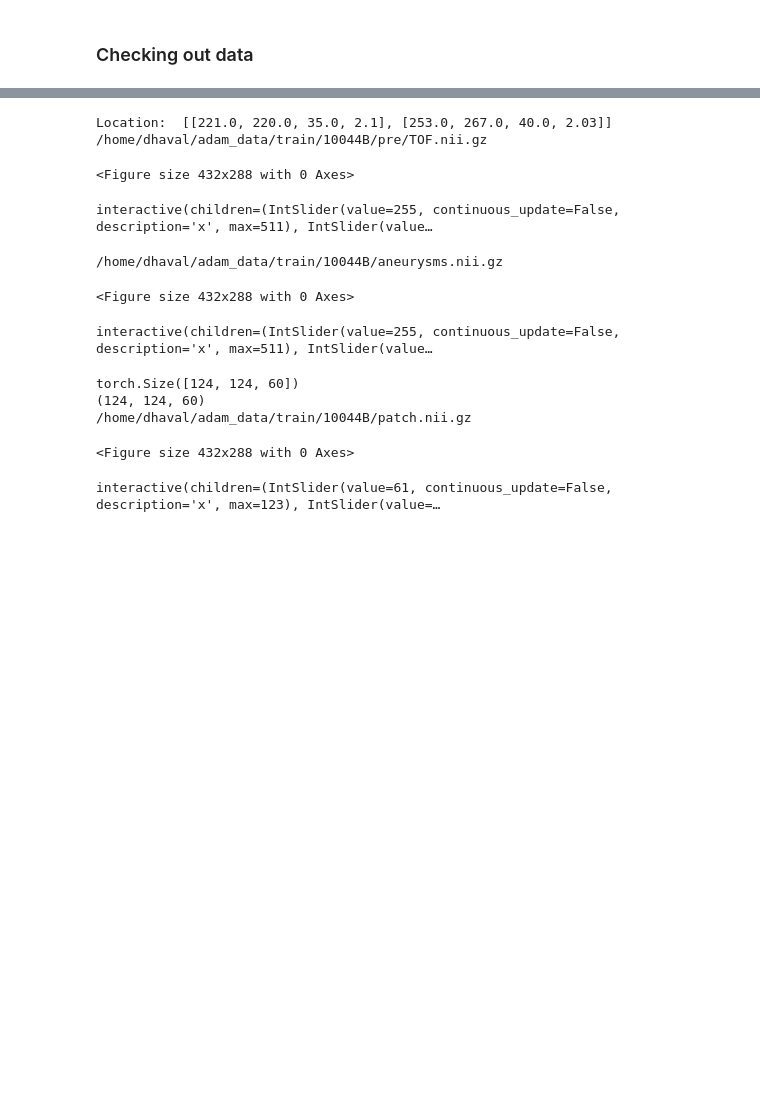
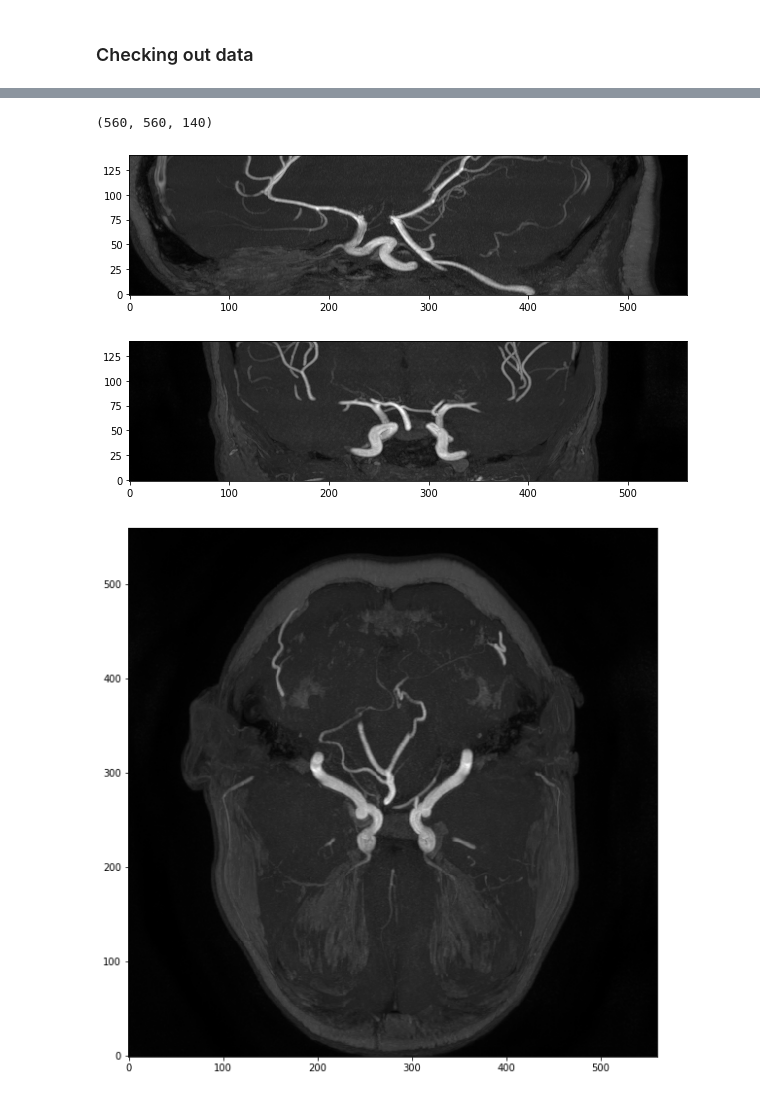
Before and after one commit to dhavalshah18/pytorch_3dsegmentation, a Jupyter notebook: src/dataset.ipynb, the cells around one changed output, grey strips where cells are left out. Saved outputs shown, nothing was run; the diff lists cells and outputs as text; code cells hidden in the pictures; blank space fills up the shorter version.

```diff
--- a/src/dataset.ipynb
+++ b/src/dataset.ipynb
@@ -118,51 +133,27 @@ interactive(children=(IntSlider(value=255, continuous_update=False, description=
-# %%
-from data_utils import MRAData
-
-train_data = MRAData(adam_path, patch_size=[124, 124, 60], mode="train")
-
-MRA_path = train_data.cases_dirs[32]
-
-raw_path = MRA_path.joinpath("pre/TOF.nii.gz")
-seg_path = MRA_path.joinpath("aneurysms.nii.gz")
-
-location_path = MRA_path.joinpath("location.txt")
-
-# Get center of aneurysm from location.txt file of case
-aneurysm_location_coords = train_data.get_aneurysm_coords(location_path)
-
-print("Location: ", aneurysm_location_coords)
-
-raw_affine = nib.load(raw_path).affine
-
-print(raw_path)
-MRA_widget = nw.NiftiWidget(raw_path)
-MRA_widget.nifti_plotter()
-
-print(seg_path)
-seg_widget = nw.NiftiWidget(seg_path)
-seg_widget.nifti_plotter()
-
-save_name = MRA_path.joinpath("patch.nii.gz")
-output = train_data[32][0].squeeze(0)
-print(output.size())
-output = output.detach().numpy()
-print(output.shape)
-out_img = nib.Nifti1Image(output, raw_affine)
-nib.save(out_img, save_name)
-
-print(save_name)
-test_widget = nw.NiftiWidget(save_name)
-test_widget.nifti_plotter()
-# %% [output]
-Location:  [[221.0, 220.0, 35.0, 2.1], [253.0, 267.0, 40.0, 2.03]]
-/home/dhaval/adam_data/train/10044B/pre/TOF.nii.gz
-<Figure size 432x288 with 0 Axes>
-interactive(children=(IntSlider(value=255, continuous_update=False, description='x', max=511), IntSlider(value…
-/home/dhaval/adam_data/train/10044B/aneurysms.nii.gz
-<Figure size 432x288 with 0 Axes>
-interactive(children=(IntSlider(value=255, continuous_update=False, description='x', max=511), IntSlider(value…
-torch.Size([124, 124, 60])
-(124, 124, 60)
-/home/dhaval/adam_data/train/10044B/patch.nii.gz
-<Figure size 432x288 with 0 Axes>
-interactive(children=(IntSlider(value=61, continuous_update=False, description='x', max=123), IntSlider(value=…
+# %%
+train_data = MRAData(adam_path, patch_size=[124, 124, 60], mode="train", transform="")
+
+num = 1
+
+raw_path = train_data.cases_dirs[num].joinpath("pre/TOF.nii.gz")
+raw_img = nib.load(str(raw_path)).get_fdata()
+shape = raw_img.shape
+
+mipx, mipy, mipz = train_data.createMIP(num, slices_num=50)
+
+plt.figure(figsize=(10,10))
+plt.imshow(mipx[shape[0]//2].T, "gray", origin="lower")
+plt.show()
+
+plt.figure(figsize=(10,10))
+plt.imshow(mipy[:,shape[1]//2,:].T, "gray", origin="lower")
+plt.show()
+
+plt.figure(figsize=(10,10))
+plt.imshow(mipz[:,:,shape[2]//2].T, "gray", origin="lower")
+plt.show()
+# %% [output]
+(560, 560, 140)
+[figure, added]
+[figure, added]
+[figure, added]
```
Also changed, not shown: parts of 8 cells of this notebook, 8 other files.
